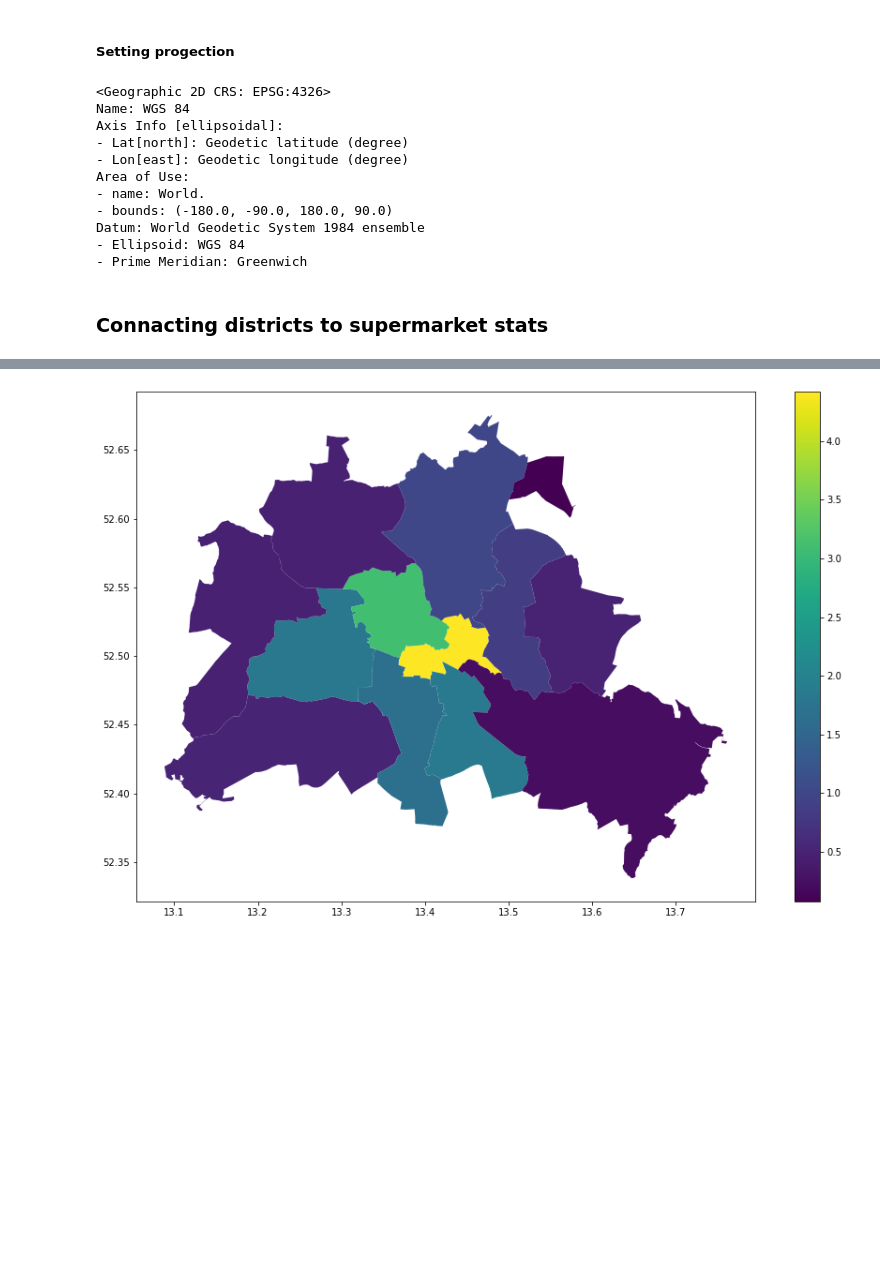
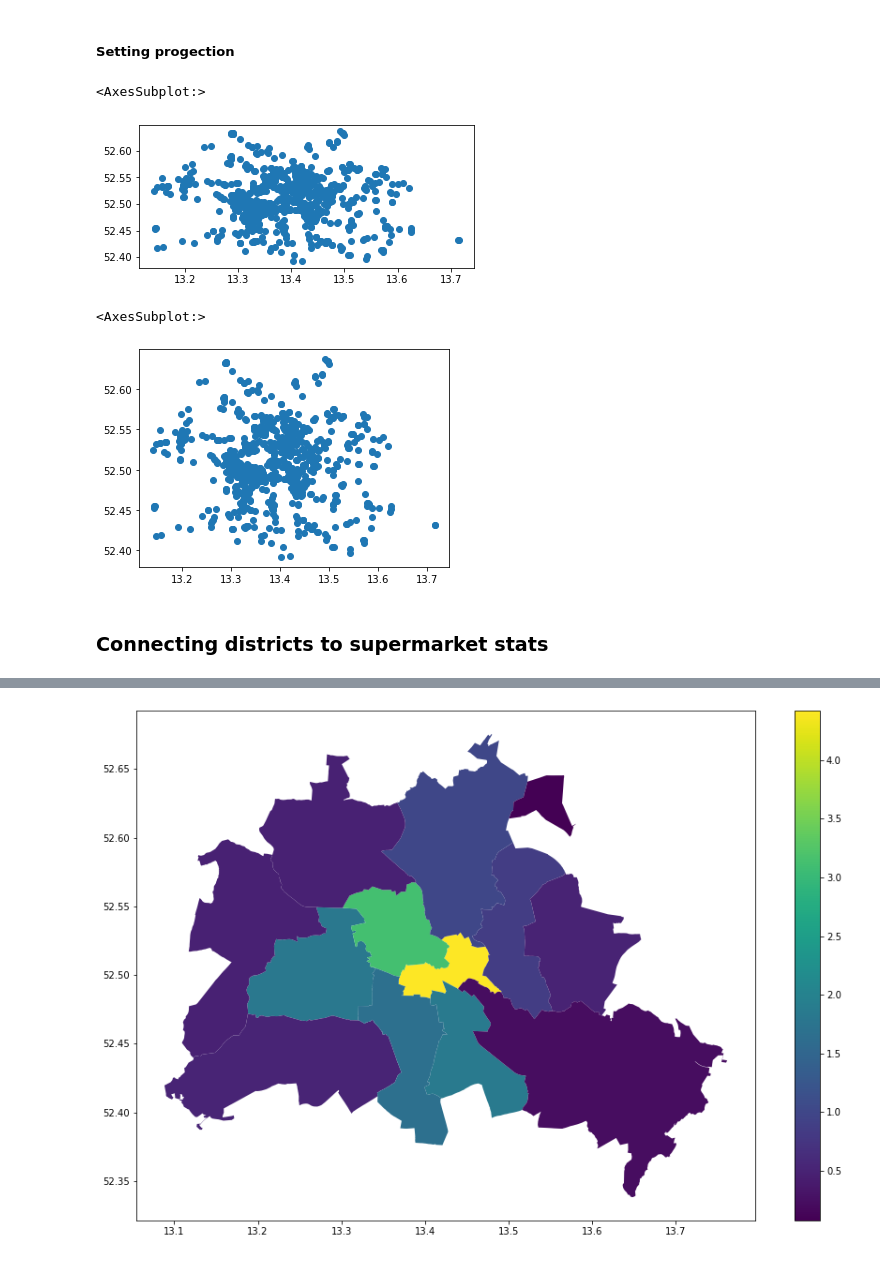
Before and after one commit to medved-nsk/da-geodata-tutorial-01, a Jupyter notebook: da-geodata-tutorial-01.ipynb, the cells around one changed output, grey strips where cells are left out. Saved outputs shown, nothing was run; the diff lists cells and outputs as text; code cells hidden in the pictures; blank space fills up the shorter version.

```diff
--- a/da-geodata-tutorial-01.ipynb
+++ b/da-geodata-tutorial-01.ipynb
@@ -303,24 +293,20 @@ gdf_stores.head()
 ##### Setting progection
 # %%
 gdf_stores.crs
+gdf_stores.plot()
+# %% [output]
+<AxesSubplot:>
+[figure, added]
 # %%
 gdf_stores = gdf_stores.set_crs('epsg:4326')
 # %%
 gdf_stores.crs
+gdf_stores.plot()
 # %% [output]
-<Geographic 2D CRS: EPSG:4326>
-Name: WGS 84
-Axis Info [ellipsoidal]:
-- Lat[north]: Geodetic latitude (degree)
-- Lon[east]: Geodetic longitude (degree)
-Area of Use:
-- name: World.
-- bounds: (-180.0, -90.0, 180.0, 90.0)
-Datum: World Geodetic System 1984 ensemble
-- Ellipsoid: WGS 84
-- Prime Meridian: Greenwich
+<AxesSubplot:>
+[figure, added]
 # %% [markdown]
-### Connacting districts to supermarket stats
+### Connecting districts to supermarket stats
 # %%
 gdf_city_regions_shops = gpd.sjoin(df_city_borders, gdf_stores, predicate='contains', how='left')
 # %%
```
Also changed, not shown: parts of 15 cells of this notebook.
